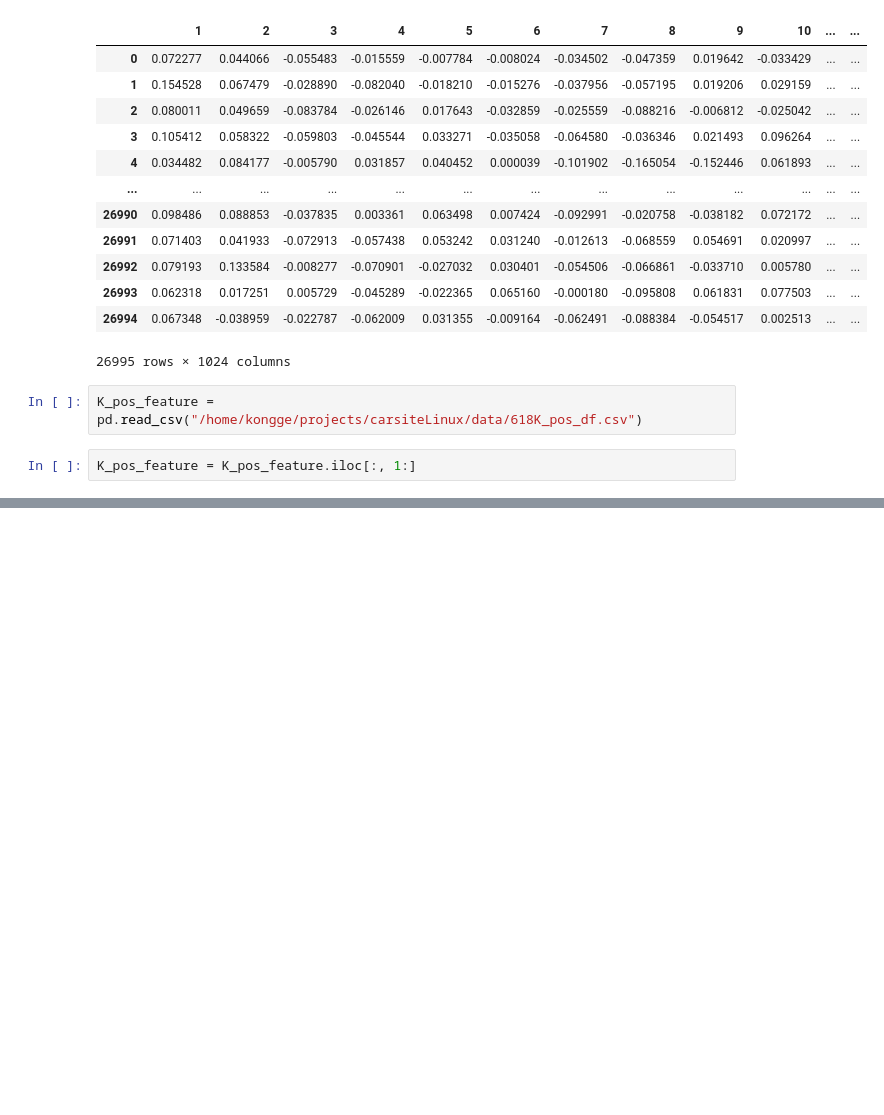
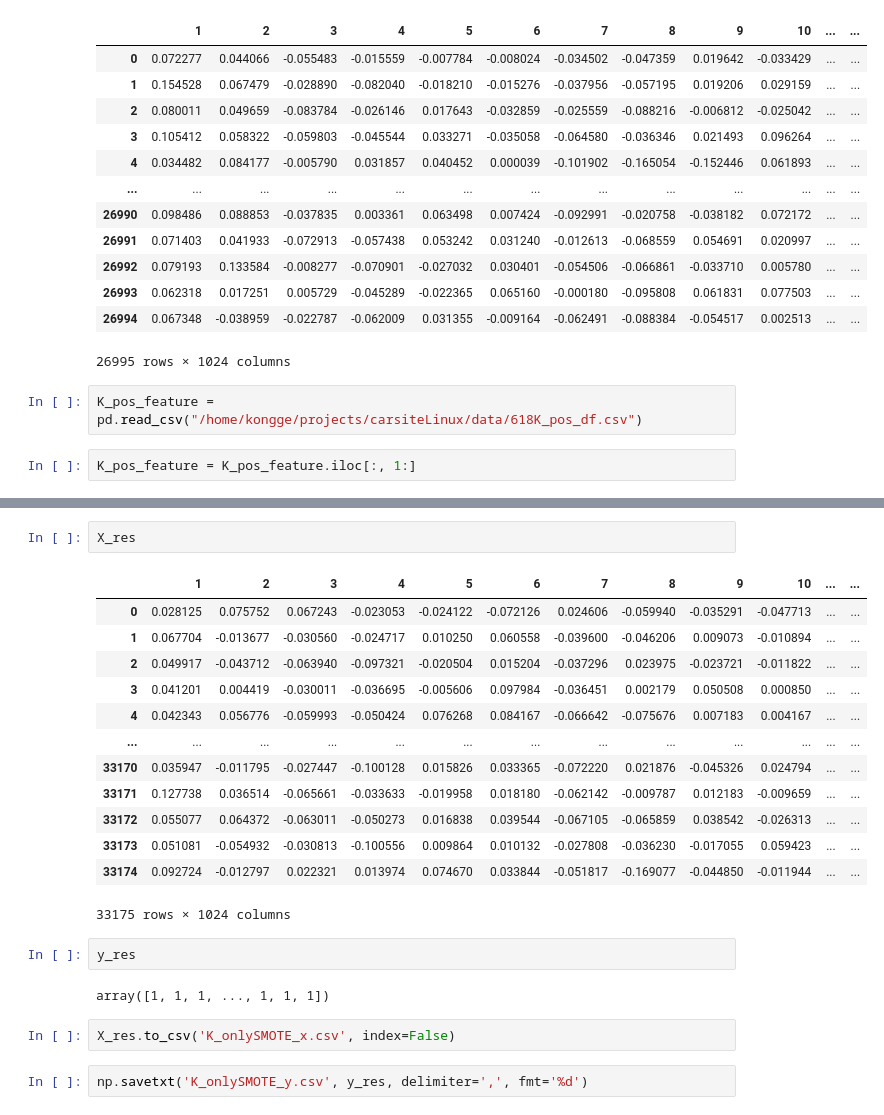
Before and after one commit to ggkong/CST5, a Jupyter notebook: onlySMOTE.ipynb, the cells around one changed output, grey strips where cells are left out. Drawn from its saved outputs; the diff is of its cells as text; blank space fills up the shorter version.

```diff
--- a/onlySMOTE.ipynb
+++ b/onlySMOTE.ipynb
@@ -44,0 +74,24 @@ K_pos_feature = K_pos_feature.iloc[:, 1:]
+# %%
+X_res
+# %% [output]
+|  | 1 | 2 | 3 | 4 | 5 | 6 | 7 | 8 | 9 | 10 | ... | ... |
+| 0 | 0.028125 | 0.075752 | 0.067243 | -0.023053 | -0.024122 | -0.072126 | 0.024606 | -0.059940 | -0.035291 | -0.047713 | ... | ... |
+| 1 | 0.067704 | -0.013677 | -0.030560 | -0.024717 | 0.010250 | 0.060558 | -0.039600 | -0.046206 | 0.009073 | -0.010894 | ... | ... |
+| 2 | 0.049917 | -0.043712 | -0.063940 | -0.097321 | -0.020504 | 0.015204 | -0.037296 | 0.023975 | -0.023721 | -0.011822 | ... | ... |
+| 3 | 0.041201 | 0.004419 | -0.030011 | -0.036695 | -0.005606 | 0.097984 | -0.036451 | 0.002179 | 0.050508 | 0.000850 | ... | ... |
+| 4 | 0.042343 | 0.056776 | -0.059993 | -0.050424 | 0.076268 | 0.084167 | -0.066642 | -0.075676 | 0.007183 | 0.004167 | ... | ... |
+| ... | ... | ... | ... | ... | ... | ... | ... | ... | ... | ... | ... | ... |
+| 33170 | 0.035947 | -0.011795 | -0.027447 | -0.100128 | 0.015826 | 0.033365 | -0.072220 | 0.021876 | -0.045326 | 0.024794 | ... | ... |
+| 33171 | 0.127738 | 0.036514 | -0.065661 | -0.033633 | -0.019958 | 0.018180 | -0.062142 | -0.009787 | 0.012183 | -0.009659 | ... | ... |
+| 33172 | 0.055077 | 0.064372 | -0.063011 | -0.050273 | 0.016838 | 0.039544 | -0.067105 | -0.065859 | 0.038542 | -0.026313 | ... | ... |
+| 33173 | 0.051081 | -0.054932 | -0.030813 | -0.100556 | 0.009864 | 0.010132 | -0.027808 | -0.036230 | -0.017055 | 0.059423 | ... | ... |
+| 33174 | 0.092724 | -0.012797 | 0.022321 | 0.013974 | 0.074670 | 0.033844 | -0.051817 | -0.169077 | -0.044850 | -0.011944 | ... | ... |
+33175 rows × 1024 columns
+# %%
+y_res
+# %% [output]
+array([1, 1, 1, ..., 1, 1, 1])
+# %%
+X_res.to_csv('K_onlySMOTE_x.csv', index=False)
+# %%
+np.savetxt('K_onlySMOTE_y.csv', y_res, delimiter=',', fmt='%d')
```
Also changed, not shown: parts of 8 cells of this notebook, 4 other files.
